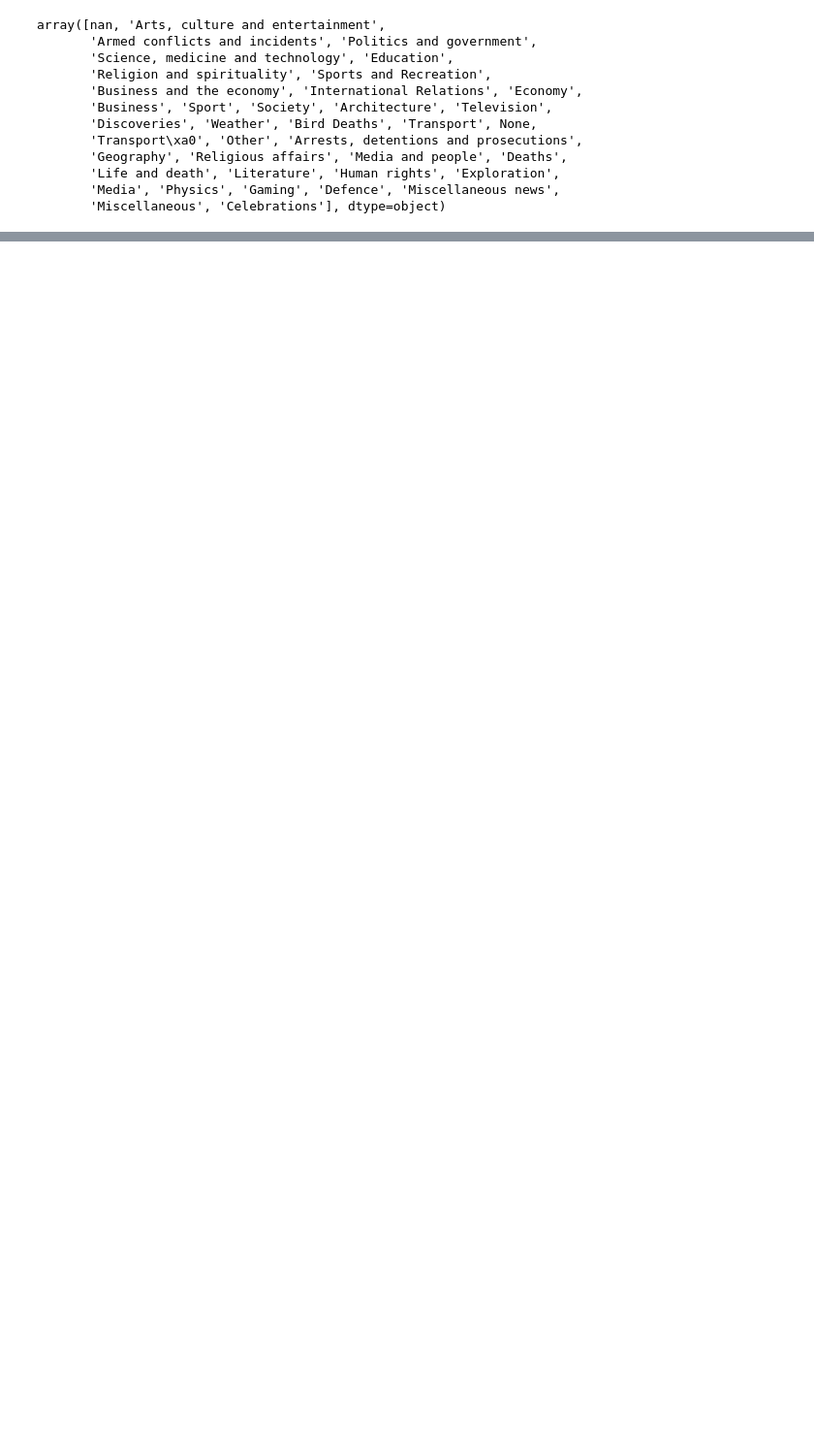
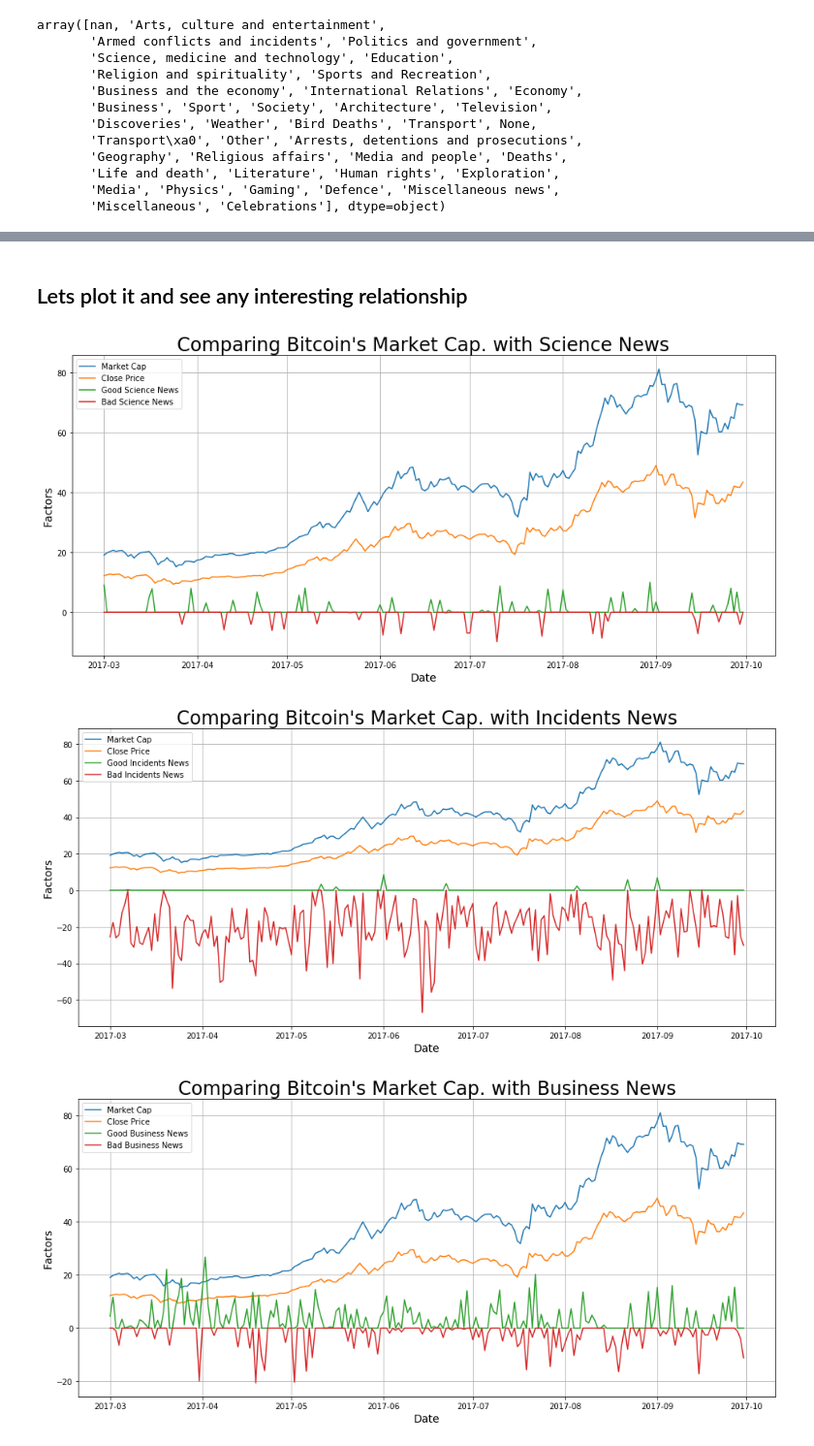
Before and after one commit to Jaskaran23/733Project, a Jupyter notebook: CryptViz/NewsEventEDA.ipynb, the cells around one changed output, grey strips where cells are left out. Shown: that part at 97% size. Saved outputs shown, nothing was run; the diff lists cells and outputs as text; code cells hidden in the pictures; blank space fills up the shorter version.

```diff
--- a/CryptViz/NewsEventEDA.ipynb
+++ b/CryptViz/NewsEventEDA.ipynb
@@ -318,0 +295,42 @@ array([nan, 'Arts, culture and entertainment',
+# %%
+sci_key = ['Science, medicine and technology', 'Education', 'Life and death', 'Literature', 'Literature', 'Physics']
+incidents_key = ['Armed conflicts and incidents']
+business_key = ['Politics and government','Business and the economy','International relations',
+                'Economy', 'Business','Society']
+
+news['Science'] = news[['category','score']].apply(lambda x: x[1] if (x[0] or "") in sci_key else 0 , axis=1)
+news['Incidents'] = news[['category','score']].apply(lambda x: x[1] if (x[0] or "") in incidents_key else 0 , axis=1)
+news['Business'] = news[['category','score']].apply(lambda x: x[1] if (x[0] or "") in business_key else 0 , axis=1)
+# %% [markdown]
+## Lets plot it and see any interesting relationship
+# %%
+def PlotNews(cat="Science", start_date='2017-03-01'):
+    sorce_per_date = news[news['date']>=start_date].groupby(['date']).sum().reset_index()
+    btc = btc_history[(btc_history['dt'] < '2017-10-01') & (btc_history['dt'] >= start_date)]
+    btc = btc[['Date','Market Cap','Close','dt']].sort_values(by='dt')
+    x = sorce_per_date['date']
+
+    good_news = sorce_per_date[cat].apply(lambda x: max(x,0))
+    bad_news = sorce_per_date[cat].apply(lambda x: min(x,0))
+
+    plt.figure(figsize=(16,7))
+    plt.subplot(1,1,1)
+    plt.plot(x, btc['Market Cap'] / 1e9, label='Market Cap')
+    plt.plot(x, btc['Close']/100, label='Close Price')
+    plt.plot(x, good_news*10, label='Good {} News'.format(cat))
+    plt.plot(x, bad_news*10, label='Bad {} News'.format(cat))
+    plt.xlabel('Date', fontsize=14)
+    plt.legend()
+
+    plt.ylabel("Factors", fontsize=14)
+    plt.title("Comparing Bitcoin's Market Cap. with {} News".format(cat), fontsize=24)
+    plt.grid(True)
+    plt.savefig(r"output/{}.png".format(cat))
+
+PlotNews("Science")
+PlotNews("Incidents")
+PlotNews("Business")
+# %% [output]
+[figure, added]
+[figure, added]
+[figure, added]
```
Also changed, not shown: parts of 32 cells of this notebook, 16 other files.
